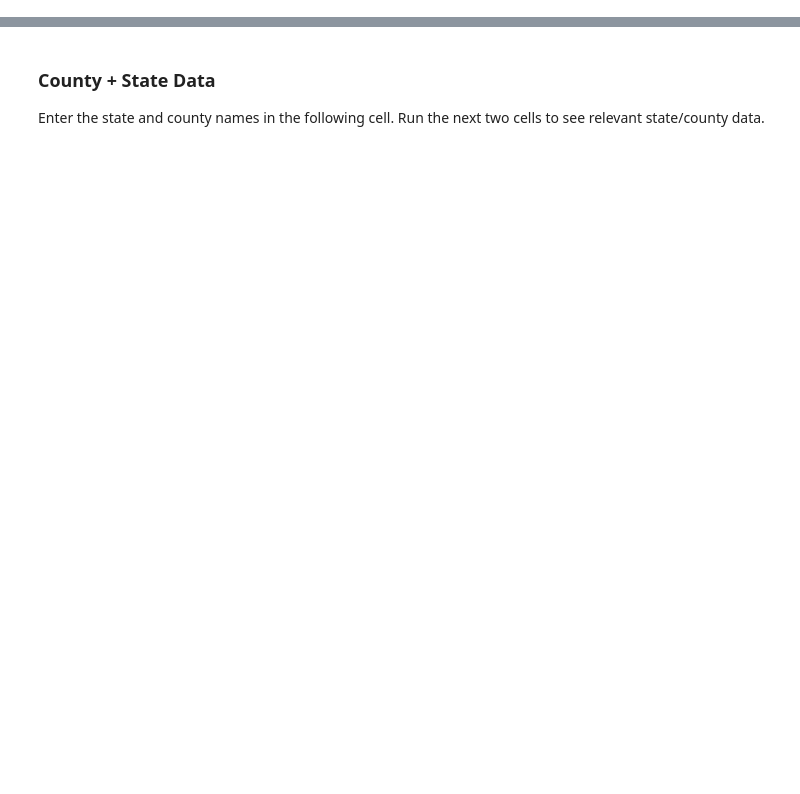
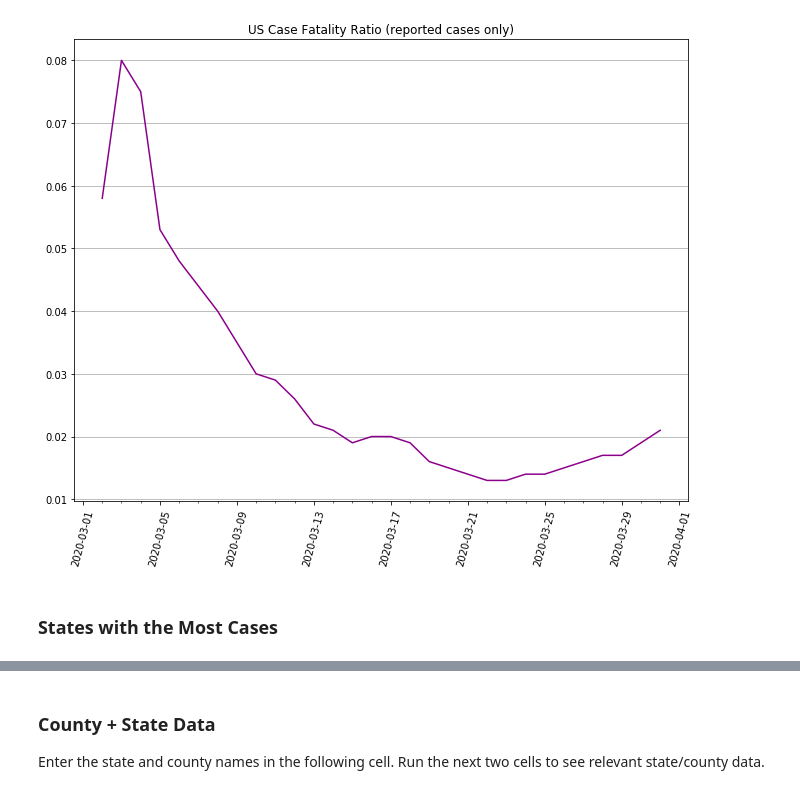
Before and after one commit to ritajett/playground, a Jupyter notebook: covid-data.ipynb, the cells around one changed output, grey strips where cells are left out. Saved outputs shown, nothing was run; the diff lists cells and outputs as text; code cells hidden in the pictures; blank space fills up the shorter version.

```diff
--- a/covid-data.ipynb
+++ b/covid-data.ipynb
@@ -19,0 +57,16 @@ cdata = pd.read_csv(url)
+# %%
+days = 30
+
+fig, ax = plt.subplots()
+fig.set_size_inches(11, 8.5)
+ax.plot(national.index[-days:], national.iloc[-days:]['CFR'], color='darkmagenta')
+plt.title("US Case Fatality Ratio (reported cases only)")
+plt.xticks(rotation=75)
+ax.grid(axis='y')
+ax.xaxis.set_minor_locator(AutoMinorLocator())
+ax.set_axisbelow(True)
+plt.show()
+# %% [output]
+[figure, added]
+# %% [markdown]
+### States with the Most Cases
```
Also changed, not shown: parts of 11 cells of this notebook.
